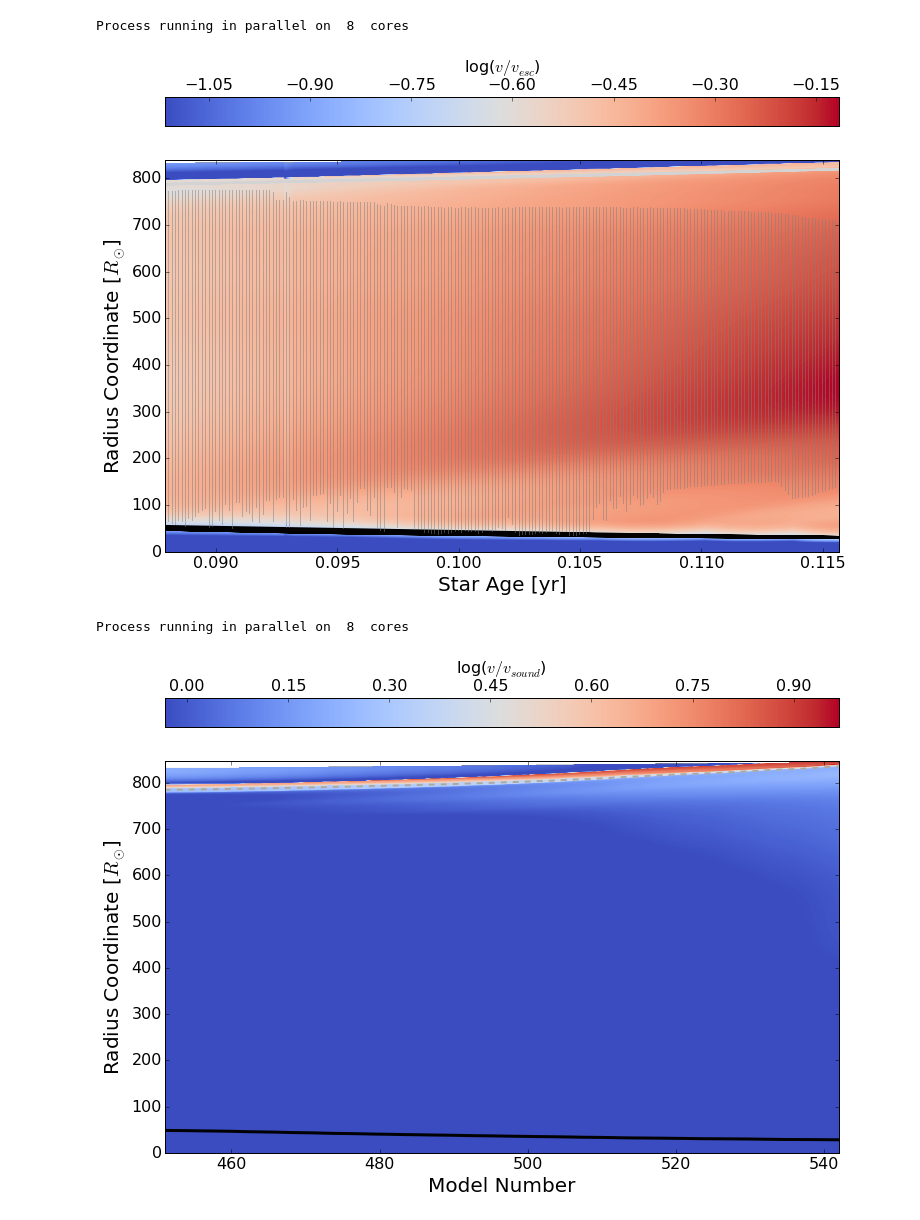
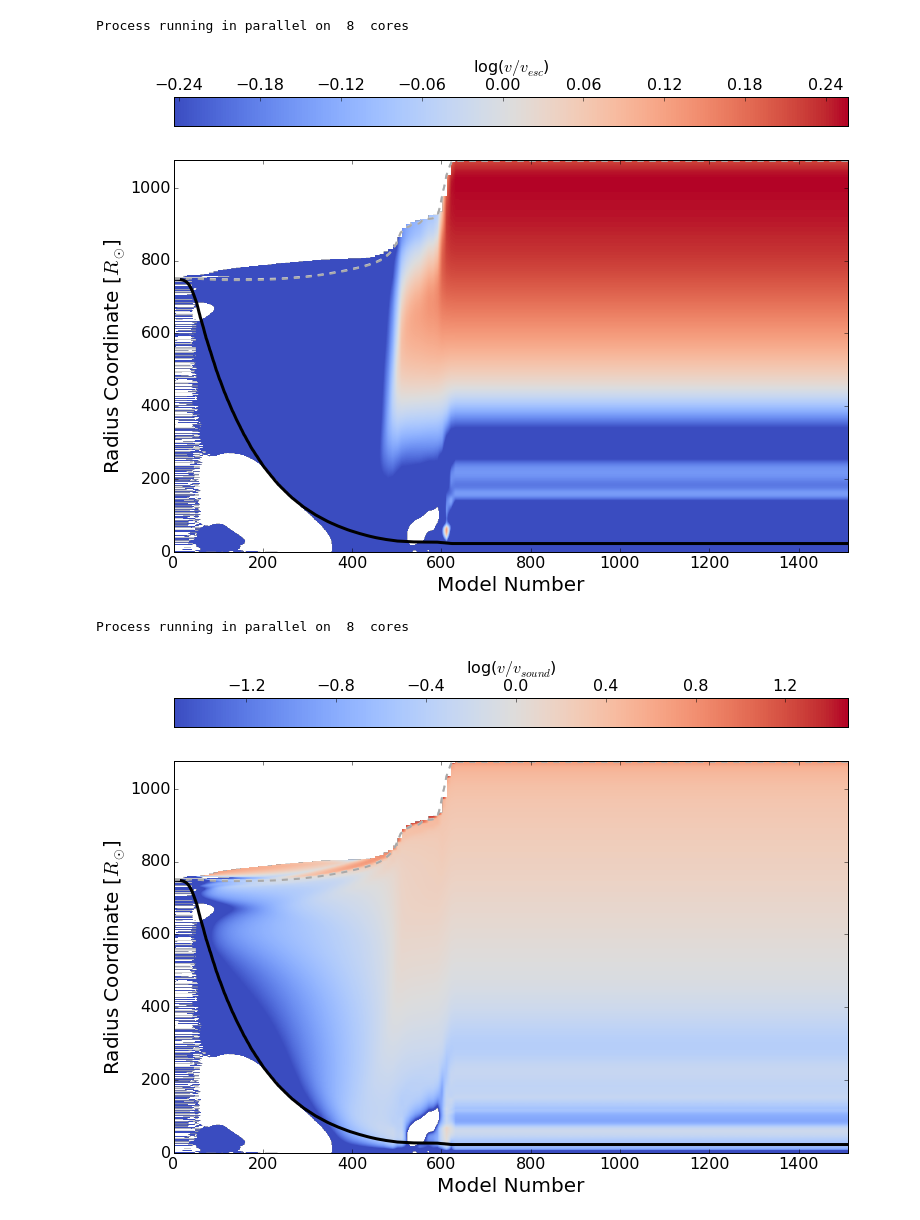
Before and after one commit to JRGarza/CE_mesa, a Jupyter notebook: python_scripts/check_results_tassos.ipynb, the cells around one changed output. Drawn from its saved outputs; the diff is of its cells as text; code cells hidden in the pictures.

```diff
--- a/python_scripts/check_results_tassos.ipynb
+++ b/python_scripts/check_results_tassos.ipynb
@@ -110,15 +114,15 @@ Process running in parallel on  8  cores
 # %%
-a.SetParameters(cmap_dynamic_range=1.0, signed_log_cmap=False,Yaxis='radius', Xaxis="star_age", czones=True, Variable='v_div_vesc')
+a.SetParameters(cmap_dynamic_range=0.5, signed_log_cmap=False,Yaxis='radius', Xaxis="model_number", czones=True, Variable='v_div_vesc')
 a.Kippenhahn()
 # %% [output]
 Process running in parallel on  8  cores
-[figure, old version]
+[figure, new version]
 # %%
-a.SetParameters(Yaxis="radius", Xaxis='model_number',Variable='v_div_csound', tau10=True, tau100=True, cmap_dynamic_range=1,signed_log_cmap=False)
+a.SetParameters(Yaxis="radius", Xaxis='model_number',Variable='v_div_csound', tau10=True, tau100=True, cmap_dynamic_range=3,signed_log_cmap=False)
 a.Kippenhahn()
 # %% [output]
 Process running in parallel on  8  cores
-[figure, old version]
+[figure, new version]
 # %%
 a.SetParameters(Yaxis="radius", Xaxis='model_number',Variable='conv_vel_div_csound', tau10=True, tau100=True, cmap_dynamic_range=13,signed_log_cmap=False)
 a.Kippenhahn()
```
Also changed, not shown: parts of 9 cells of this notebook, 2 other files.
